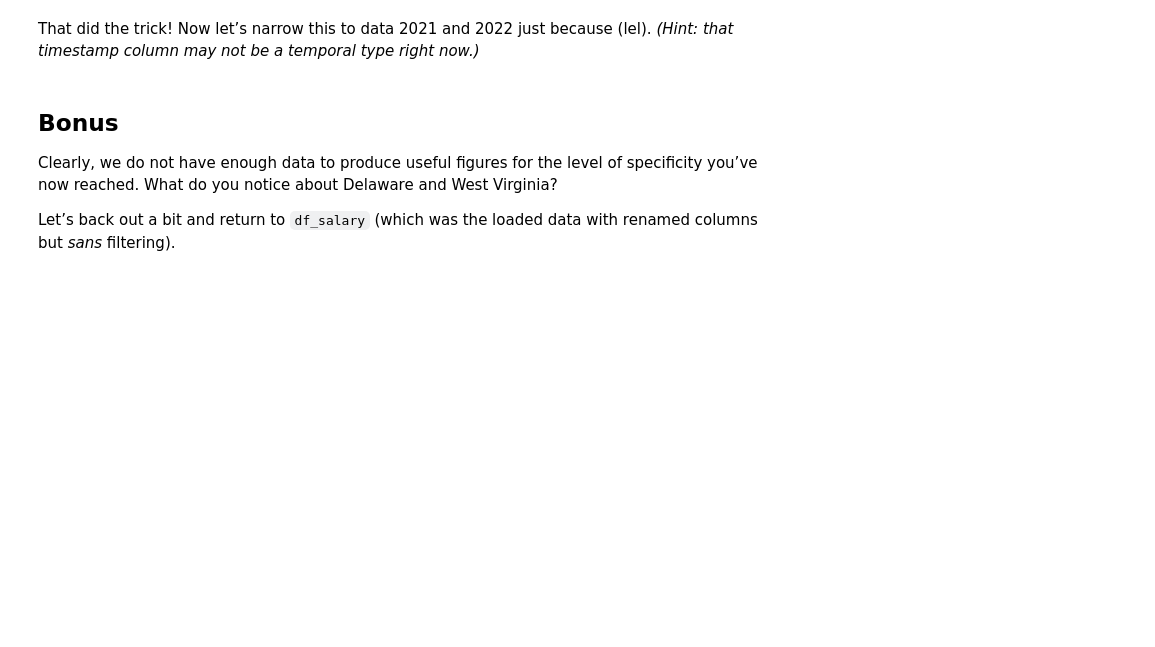
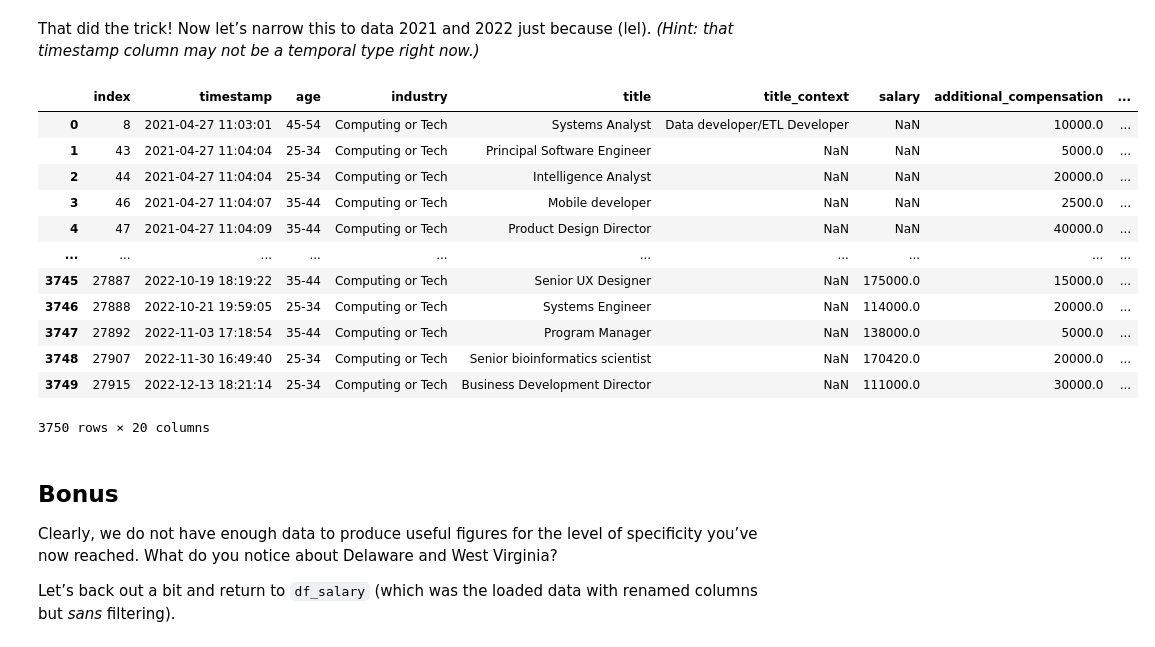
Before and after one commit to JagmeetMinhas/my-fork-2024-DS-Tue, a Jupyter notebook: Week-02-DS-Overview-and-Data/Exercise-JM.ipynb, the cells around one changed output. Saved outputs shown, nothing was run; the diff lists cells and outputs as text; code cells hidden in the pictures; blank space fills up the shorter version.

```diff
--- a/Week-02-DS-Overview-and-Data/Exercise-JM.ipynb
+++ b/Week-02-DS-Overview-and-Data/Exercise-JM.ipynb
@@ -308,7 +308,9 @@ For now, let’s just look at U.S. dollars (`'USD'`).
 # Filtery filter for just the jobs that pay in USD!
 
 #Using a boolean mask
-df_salary_tech[df_salary_tech["currency"] == "USD"]
+df_salary_tech = df_salary_tech[df_salary_tech["currency"] == "USD"]
+
+df_salary_tech
 # %% [output]
 |  | timestamp | age | industry | title | title_context | salary | additional_compensation | currency | ... |
 | 8 | 4/27/2021 11:03:01 | 45-54 | Computing or Tech | Systems Analyst | Data developer/ETL Developer | 112,000 | 10000.0 | USD | ... |
@@ -353,0 +351,7 @@ Let’s not worry about anything below the first 5 values for now. Convert the t
+# %%
+# Replace them all with 'US'.
+
+df_salary_tech.replace(["United States", "USA", "US", "U.S.", "United States of America"], "US", inplace=True)
+
+#Checking if the operation was done correctly
+df_salary_tech
@@ -361,0 +400,10 @@ Did you notice anything interesting?
+# %%
+# BONUS CREDIT: resolve [most of] those anomalous cases too without exhaustively taking every variant literally into account.
+
+#Iterate through the various country values in the dataframe - the items method returns tuples
+for country in df_salary_tech["country"].value_counts().items():
+    #If the first element of the tuple (the country name) has an U and S we can conclusively say it is most likely a variation of USA
+    #Convert to lowercase to account for case mismatch
+    if "u" in country[0].lower() and "s" in country[0].lower():
+        #Replace the anamolous value
+        df_salary_tech.replace(country, "US", inplace=True)
@@ -377,2 +449,6 @@ Well, pooh! We forgot that `salary` isn’t numeric. Something wrong must be fix
+# %%
+# Fix it.
+
+df_salary_tech['salary'] = pd.to_numeric(df_salary_tech['salary'], errors='coerce')
 # %% [markdown]
 Let’s try that again.
@@ -382,6 +475,28 @@ Let’s try that again.
 That did the trick! Now let’s narrow this to data 2021 and 2022 just because (lel). *(Hint: that timestamp column may not be a temporal type right now.)*
 # %%
 # Filter the data to within 2021, 2022, or 2023, saving the DataFrame to a new variable, and generate the summary again.
+
+df_salary_tech['timestamp'] = pd.to_datetime(df_salary_tech['timestamp'], errors = 'coerce')
+
+years = [2021, 2022]
+
+df_salary_tech_adjusted = df_salary_tech[df_salary_tech["timestamp"].dt.year.isin(years)]
+
+df_salary_tech_adjusted
+# %% [output]
+|  | index | timestamp | age | industry | title | title_context | salary | additional_compensation | ... |
+| 0 | 8 | 2021-04-27 11:03:01 | 45-54 | Computing or Tech | Systems Analyst | Data developer/ETL Developer | NaN | 10000.0 | ... |
+| 1 | 43 | 2021-04-27 11:04:04 | 25-34 | Computing or Tech | Principal Software Engineer | NaN | NaN | 5000.0 | ... |
+| 2 | 44 | 2021-04-27 11:04:04 | 25-34 | Computing or Tech | Intelligence Analyst | NaN | NaN | 20000.0 | ... |
+| 3 | 46 | 2021-04-27 11:04:07 | 35-44 | Computing or Tech | Mobile developer | NaN | NaN | 2500.0 | ... |
+| 4 | 47 | 2021-04-27 11:04:09 | 35-44 | Computing or Tech | Product Design Director | NaN | NaN | 40000.0 | ... |
+| ... | ... | ... | ... | ... | ... | ... | ... | ... | ... |
+| 3745 | 27887 | 2022-10-19 18:19:22 | 35-44 | Computing or Tech | Senior UX Designer | NaN | 175000.0 | 15000.0 | ... |
+| 3746 | 27888 | 2022-10-21 19:59:05 | 25-34 | Computing or Tech | Systems Engineer | NaN | 114000.0 | 20000.0 | ... |
+| 3747 | 27892 | 2022-11-03 17:18:54 | 35-44 | Computing or Tech | Program Manager | NaN | 138000.0 | 5000.0 | ... |
+| 3748 | 27907 | 2022-11-30 16:49:40 | 25-34 | Computing or Tech | Senior bioinformatics scientist | NaN | 170420.0 | 20000.0 | ... |
+| 3749 | 27915 | 2022-12-13 18:21:14 | 25-34 | Computing or Tech | Business Development Director | NaN | 111000.0 | 30000.0 | ... |
+3750 rows × 20 columns
 # %% [markdown]
 ## Bonus
 
```
Also changed, not shown: parts of 16 cells of this notebook.
